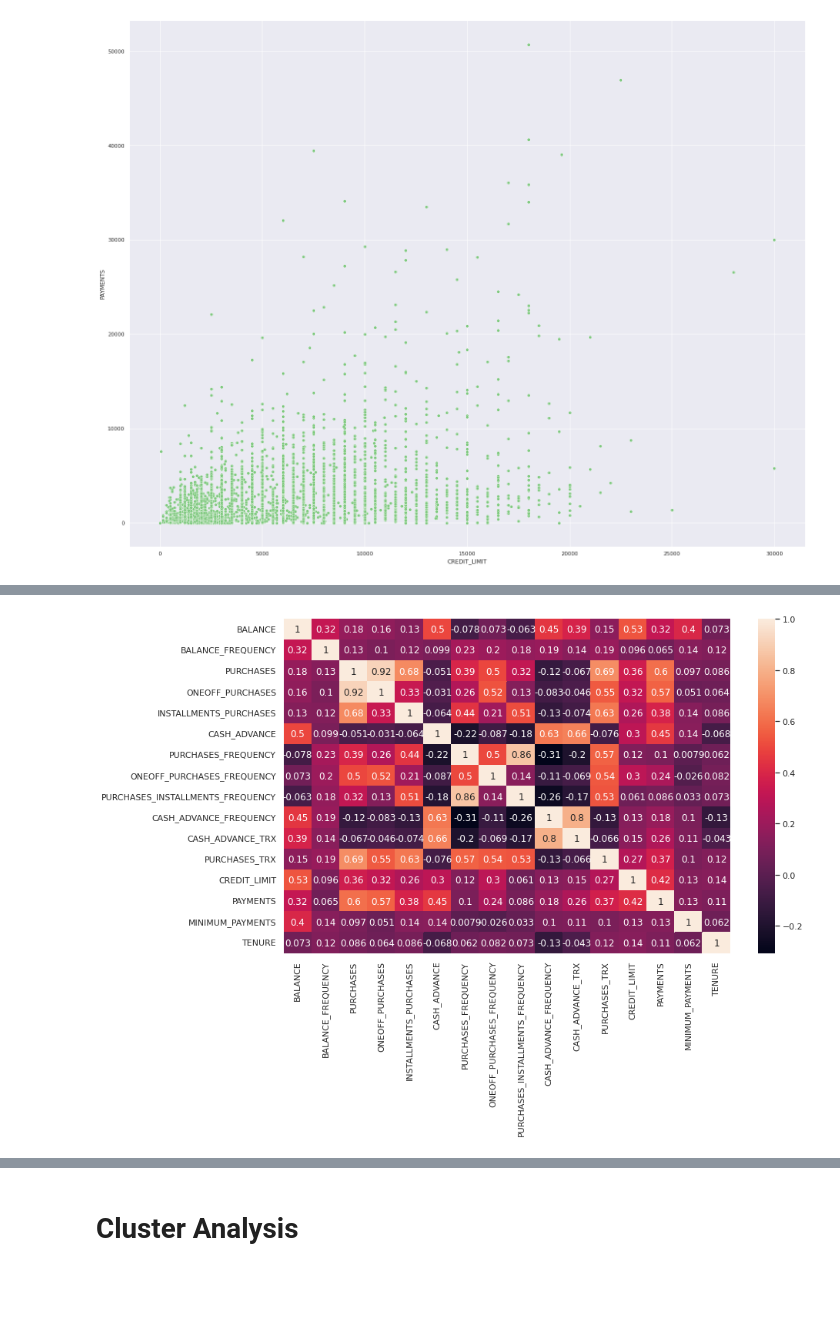
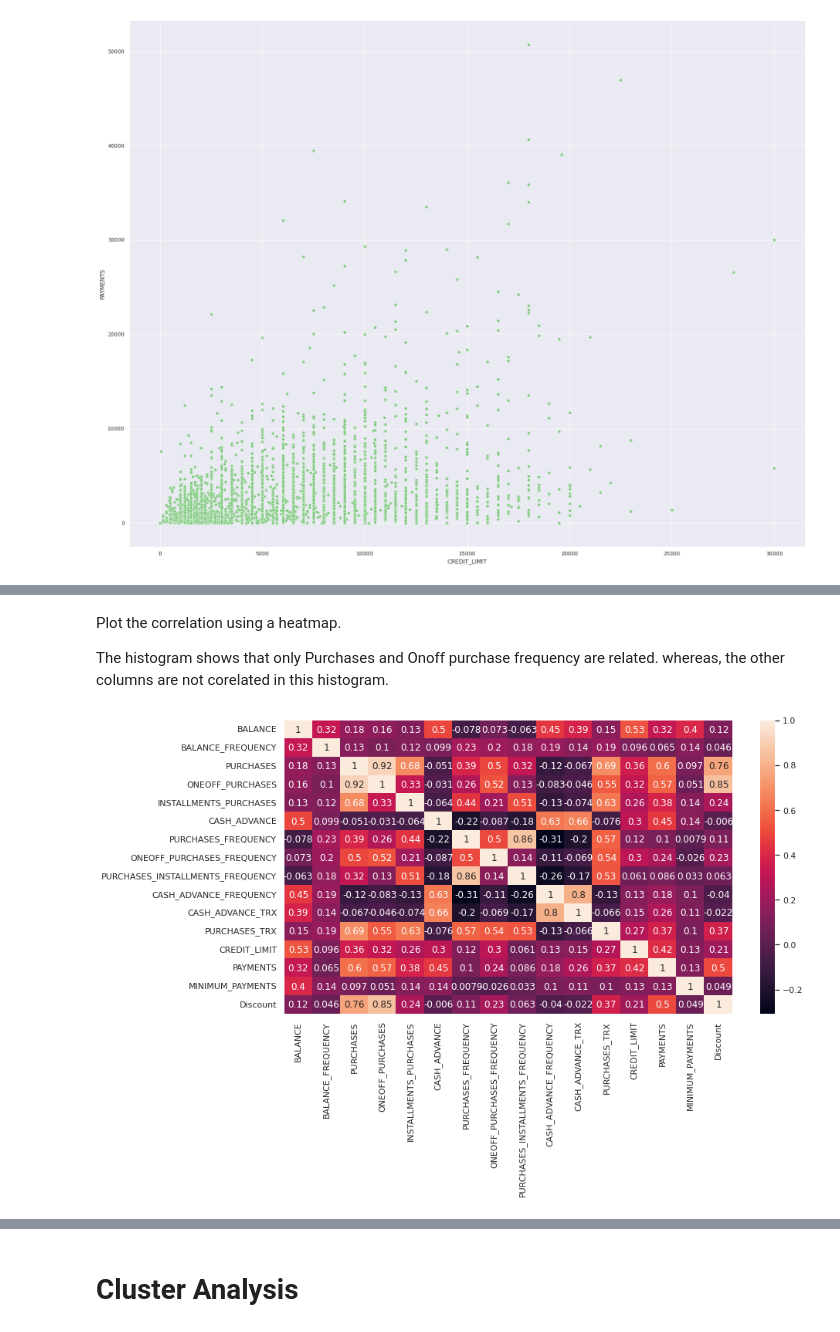
Before and after one commit to Jay3586/Analytical_Computing, a Jupyter notebook: Credit_card_Report.ipynb, the cells around one changed output, grey strips where cells are left out. Drawn from its saved outputs; the diff is of its cells as text; code cells hidden in the pictures; blank space fills up the shorter version.

```diff
--- a/Credit_card_Report.ipynb
+++ b/Credit_card_Report.ipynb
@@ -289,0 +248,6 @@ ValueError: ignored
+# %%
+for i in range(0,8950):
+  if credit_data.iloc[i,2] >= 2000:
+    credit_data.iloc[i,16] = "HNI"
+  else:
+    credit_data.iloc[i,16] = "Regular customer"
@@ -289,0 +269,14 @@ ValueError: ignored
+# %%
+credit_data['Discount'] = 0
+# %%
+
+for i in range(0,8950):
+  if credit_data.iloc[i,4] >= 20000:
+    discount = 2000
+    credit_data.iloc[i,17] = 2000
+  elif credit_data.iloc[i,4] >= 10000:
+    discount = 1000
+    credit_data.iloc[i,17] = 1000
+  elif credit_data.iloc[i,4] >= 5000:
+    discount = 500
+    credit_data.iloc[i,17] = 500
@@ -313,5 +339,5 @@ sns.histplot(data = df,x = "PURCHASES_INSTALLMENTS_FREQUENCY",ax=ax2);
 # %%
-sns.scatterplot(x=df["CREDIT_LIMIT"],y=df["PAYMENTS"]);
-sns.set(rc={'figure.figsize':(10.7,8.27)})
+sns.scatterplot(x=credit_data["CREDIT_LIMIT"],y=credit_data["PAYMENTS"]);
+sns.set(rc={'figure.figsize':(6,9)})
 # %% [output]
 [figure]
@@ -320,5 +356,9 @@ Then I'll check the data correlation,as I gonna apply PCA on the data later
+# %% [markdown]
+Plot the correlation using a heatmap.
+
+The histogram shows that only Purchases and Onoff purchase frequency are related. whereas, the other columns are not corelated in this histogram.
 # %%
-plt.figure(figsize=(13, 8))
-sns.heatmap(df.corr(), annot=True);
+plt.figure(figsize=(13, 7))
+sns.heatmap(credit_data.corr(), annot=True);
 # %% [output]
-[figure, old version]
+[figure, new version]
```
Also changed, not shown: parts of 137 cells of this notebook.
